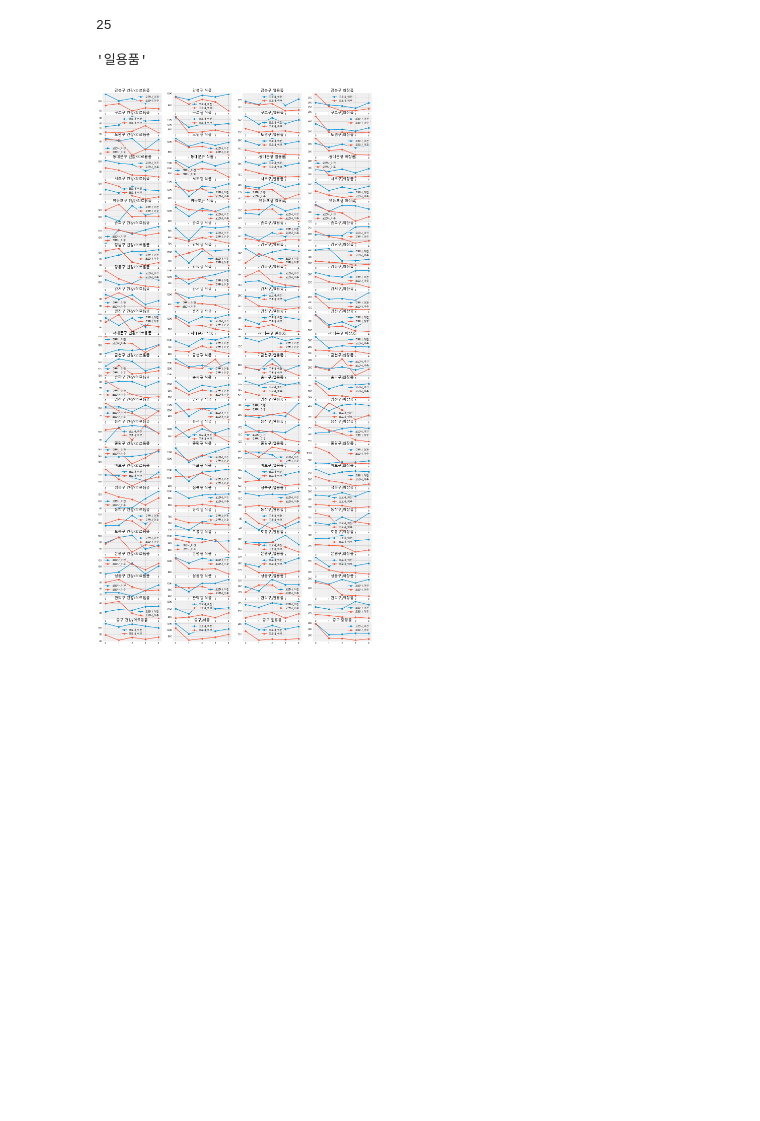
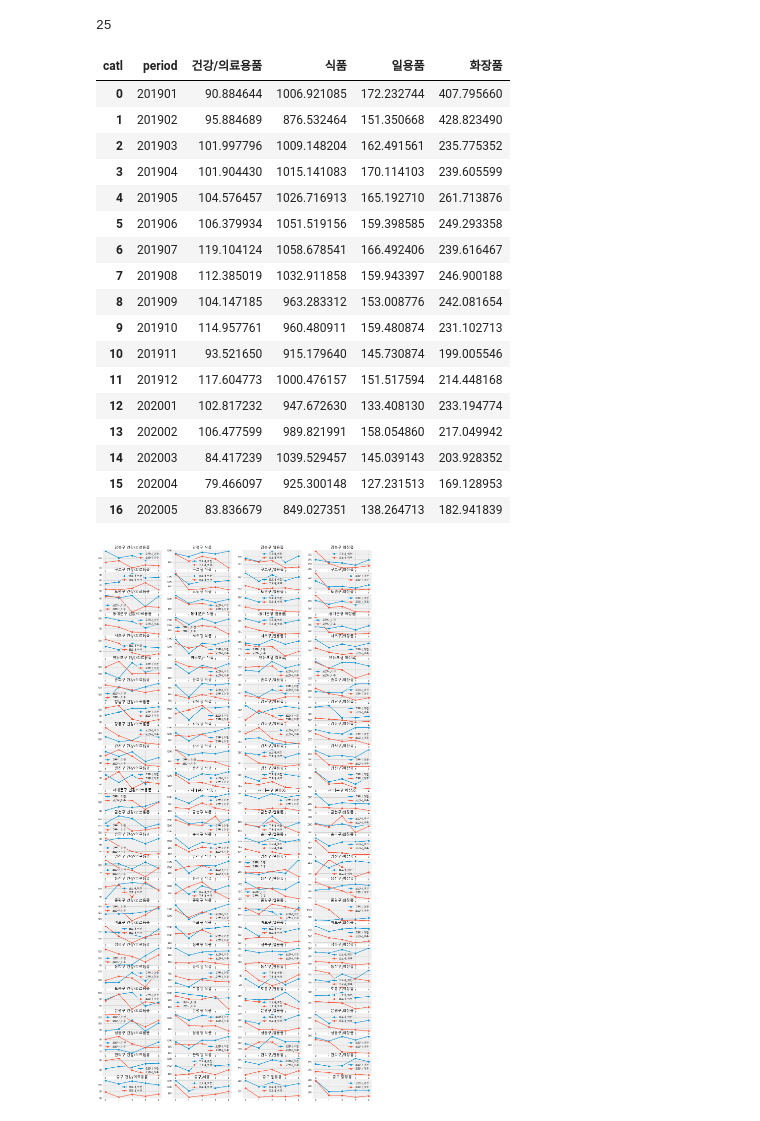
Before and after one commit to BaeHyungjun/TeamFPB, a Jupyter notebook: index data 만지기.ipynb, the cells around one changed output. Saved outputs shown, nothing was run; the diff lists cells and outputs as text; code cells hidden in the pictures; blank space fills up the shorter version.

```diff
--- a/index data 만지기.ipynb
+++ b/index data 만지기.ipynb
@@ -158,9 +167,26 @@ len(gu)
 # %% [output]
 25
 # %%
-list(gen_pivot(index_all, "catl", "강남구")[:5].columns)[3]
+gen_pivot(index_all, "catl", "강남구")
 # %% [output]
-'일용품'
+| catl | period | 건강/의료용품 | 식품 | 일용품 | 화장품 |
+| 0 | 201901 | 90.884644 | 1006.921085 | 172.232744 | 407.795660 |
+| 1 | 201902 | 95.884689 | 876.532464 | 151.350668 | 428.823490 |
+| 2 | 201903 | 101.997796 | 1009.148204 | 162.491561 | 235.775352 |
+| 3 | 201904 | 101.904430 | 1015.141083 | 170.114103 | 239.605599 |
+| 4 | 201905 | 104.576457 | 1026.716913 | 165.192710 | 261.713876 |
+| 5 | 201906 | 106.379934 | 1051.519156 | 159.398585 | 249.293358 |
+| 6 | 201907 | 119.104124 | 1058.678541 | 166.492406 | 239.616467 |
+| 7 | 201908 | 112.385019 | 1032.911858 | 159.943397 | 246.900188 |
+| 8 | 201909 | 104.147185 | 963.283312 | 153.008776 | 242.081654 |
+| 9 | 201910 | 114.957761 | 960.480911 | 159.480874 | 231.102713 |
+| 10 | 201911 | 93.521650 | 915.179640 | 145.730874 | 199.005546 |
+| 11 | 201912 | 117.604773 | 1000.476157 | 151.517594 | 214.448168 |
+| 12 | 202001 | 102.817232 | 947.672630 | 133.408130 | 233.194774 |
+| 13 | 202002 | 106.477599 | 989.821991 | 158.054860 | 217.049942 |
+| 14 | 202003 | 84.417239 | 1039.529457 | 145.039143 | 203.928352 |
+| 15 | 202004 | 79.466097 | 925.300148 | 127.231513 | 169.128953 |
+| 16 | 202005 | 83.836679 | 849.027351 | 138.264713 | 182.941839 |
 # %%
 fig, ax = plt.subplots(25,4,figsize=(17,40))
 
```
Also changed, not shown: parts of 7 cells of this notebook.
